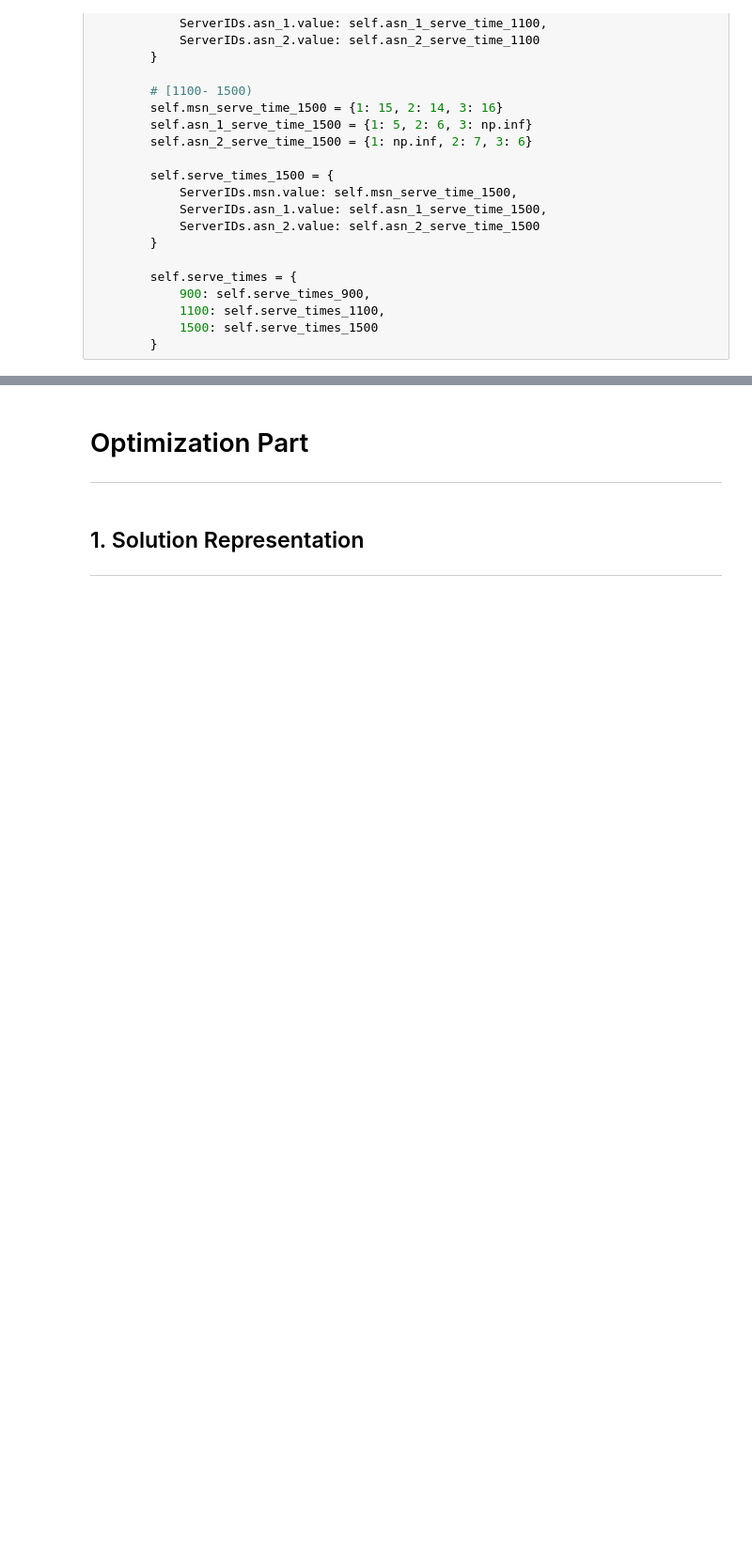
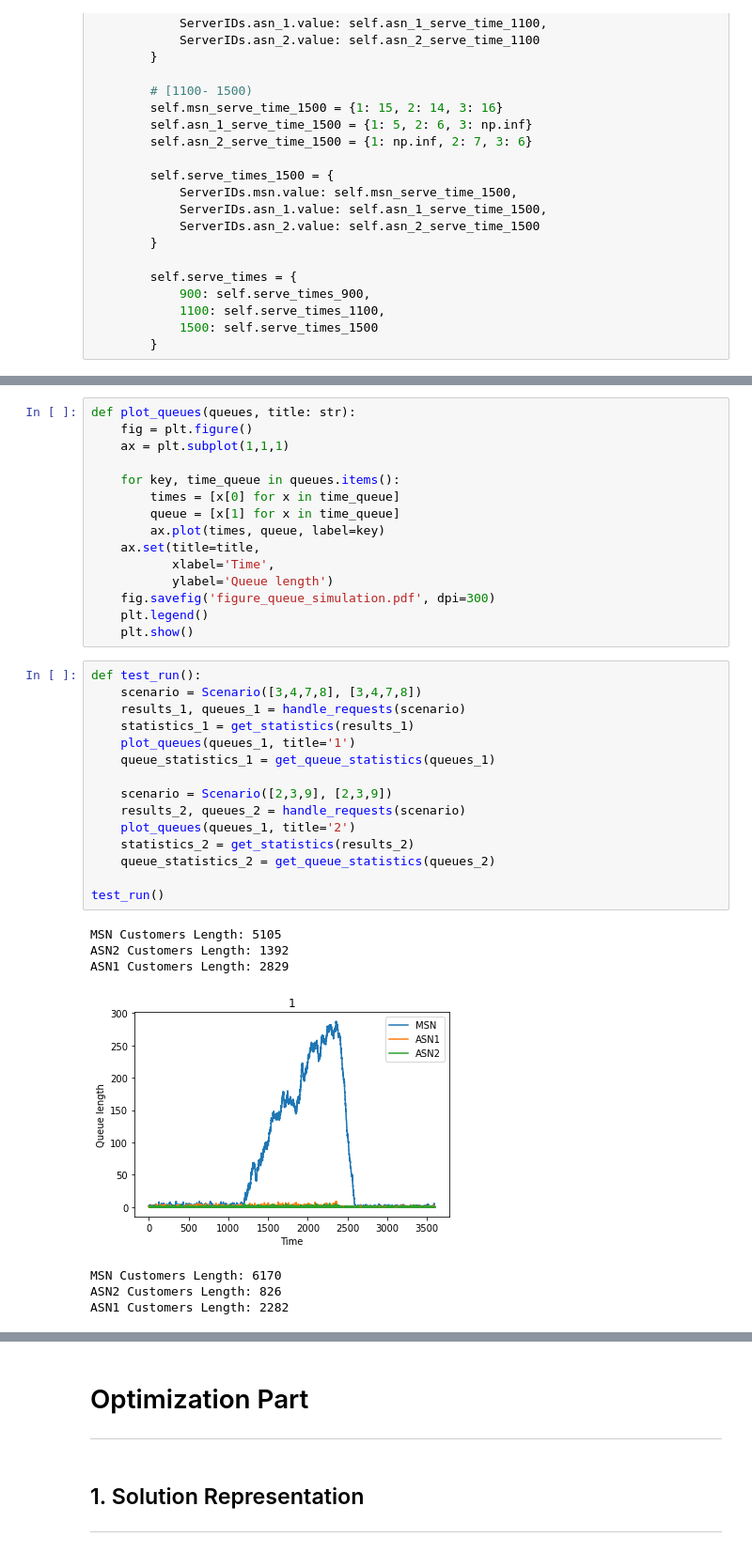
Before and after one commit to TengXu94/simulation-and-optimization, a Jupyter notebook: group_5_project/Group_5_Simulation.ipynb, the cells around one changed output, grey strips where cells are left out. Shown: that part at 94% size. Drawn from its saved outputs; the diff is of its cells as text; blank space fills up the shorter version.

Commit message:
simulation project refactor

```diff
--- a/group_5_project/Group_5_Simulation.ipynb
+++ b/group_5_project/Group_5_Simulation.ipynb
@@ -596,0 +491,38 @@ def get_statistics(results: list):
+# %%
+def plot_queues(queues, title: str):
+    fig = plt.figure()
+    ax = plt.subplot(1,1,1)
+
+    for key, time_queue in queues.items():
+        times = [x[0] for x in time_queue]
+        queue = [x[1] for x in time_queue]
+        ax.plot(times, queue, label=key)
+    ax.set(title=title,
+           xlabel='Time',
+           ylabel='Queue length')
+    fig.savefig('figure_queue_simulation.pdf', dpi=300)
+    plt.legend()
+    plt.show()
+# %%
+def test_run():
+    scenario = Scenario([3,4,7,8], [3,4,7,8])
+    results_1, queues_1 = handle_requests(scenario)
+    statistics_1 = get_statistics(results_1)
+    plot_queues(queues_1, title='1')
+    queue_statistics_1 = get_queue_statistics(queues_1)
+
+    scenario = Scenario([2,3,9], [2,3,9])
+    results_2, queues_2 = handle_requests(scenario)
+    plot_queues(queues_1, title='2')
+    statistics_2 = get_statistics(results_2)
+    queue_statistics_2 = get_queue_statistics(queues_2)
+
+test_run()
+# %% [output]
+MSN Customers Length: 5105
+ASN2 Customers Length: 1392
+ASN1 Customers Length: 2829
+[figure, added]
+MSN Customers Length: 6170
+ASN2 Customers Length: 826
+ASN1 Customers Length: 2282
```
Also changed, not shown: parts of 12 cells of this notebook, 8 other files.
